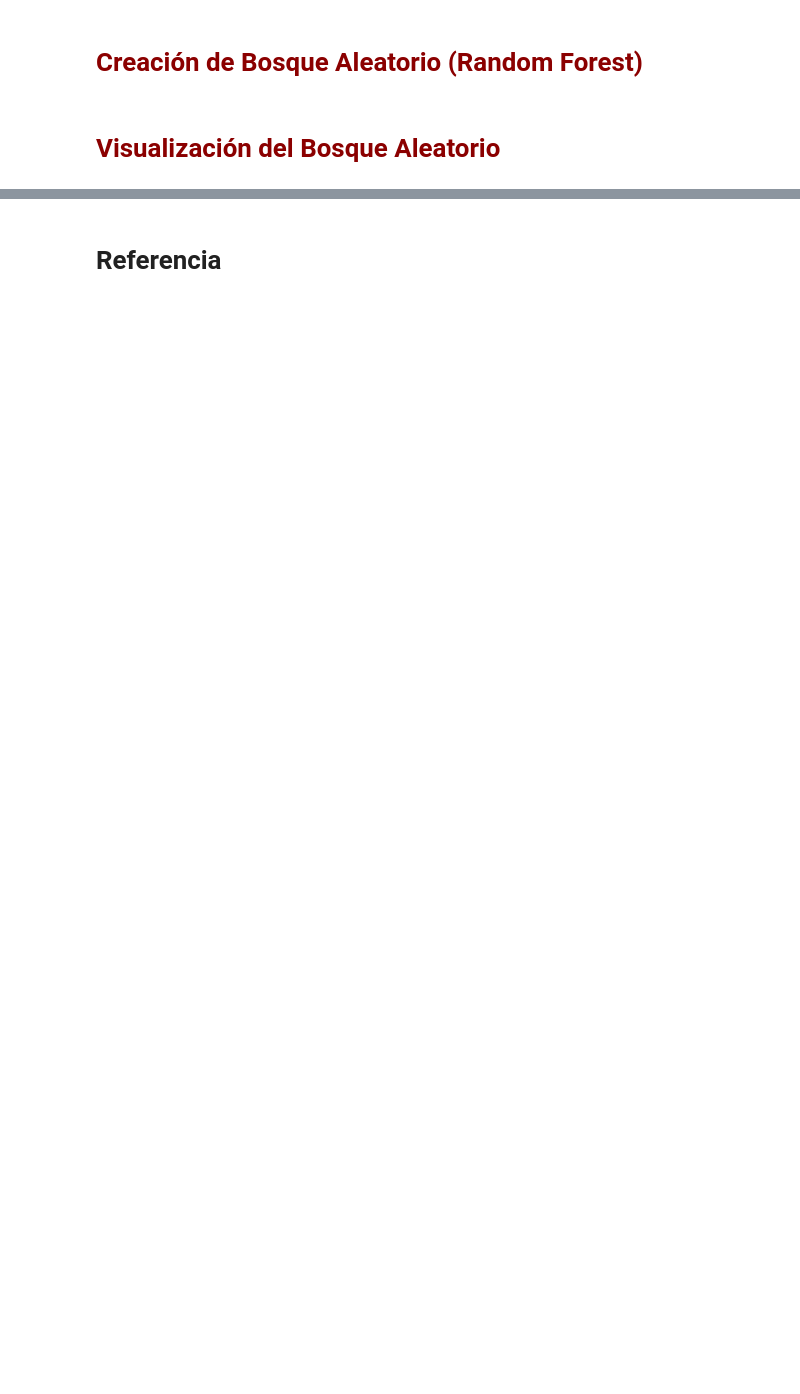
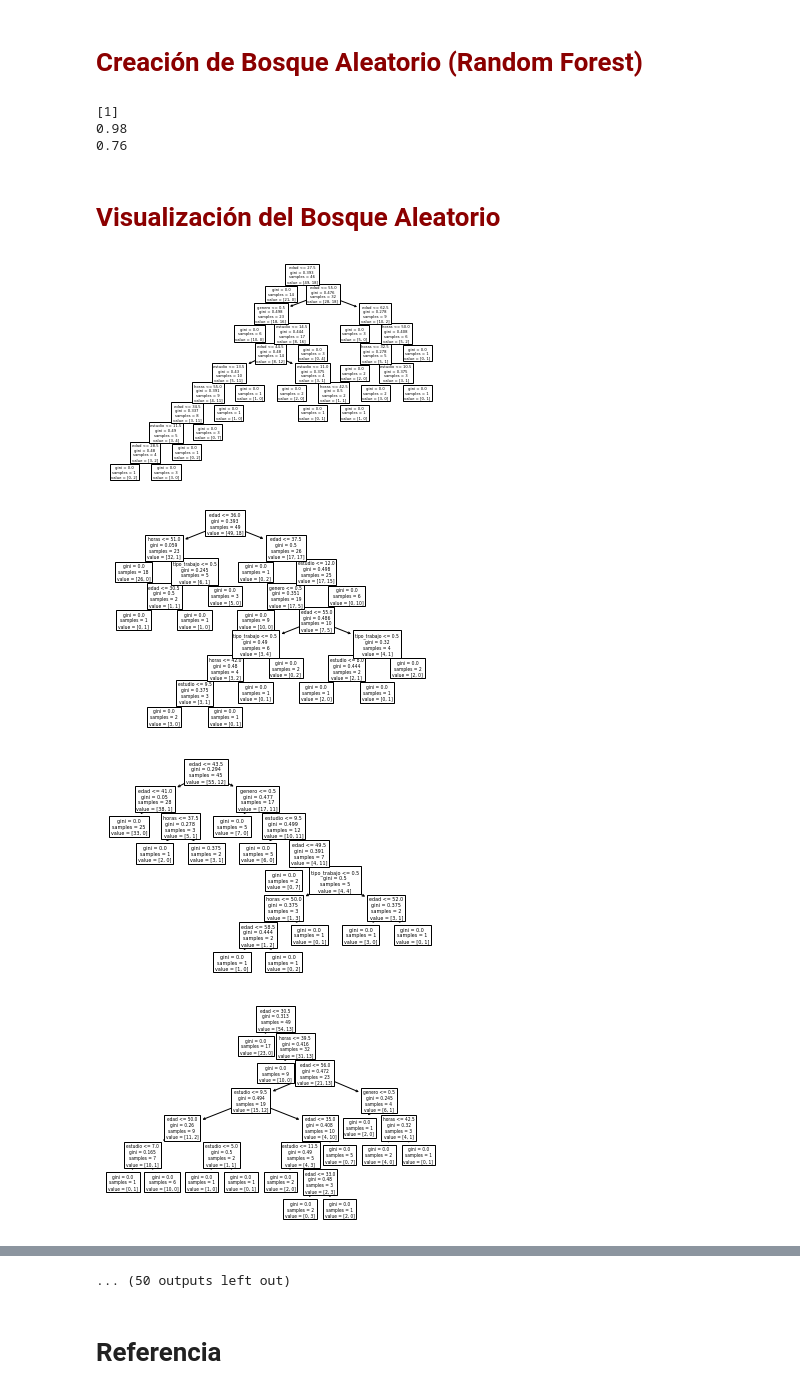
Before and after one commit to JuanAcevedoEcon/Data-Analysis-and-Intro-to-ML, a Jupyter notebook: Session 8/Sesión 8.1 (Bosques Aleatorios).ipynb, the cells around one changed output, grey strips where cells are left out. Saved outputs shown, nothing was run; the diff lists cells and outputs as text; code cells hidden in the pictures; blank space fills up the shorter version.

```diff
--- a/Session 8/Sesión 8.1 (Bosques Aleatorios).ipynb
+++ b/Session 8/Sesión 8.1 (Bosques Aleatorios).ipynb
@@ -13,0 +8,10 @@ print(personas.______(frac=___, replace=True))
+# %%
+import pandas as pd
+
+personas = pd.read_csv("datos/ingresos.csv")
+
+print(personas.sample(frac=2/3, replace=True))
+print(personas.sample(frac=2/3, replace=True))
+print(personas.sample(frac=2/3, replace=True))
+print(personas.sample(frac=2/3, replace=True))
+print(personas.sample(frac=2/3, replace=True))
@@ -36,5 +51,33 @@ print(bosque.___________(personas[personas.columns[:-1]].values, personas["ingre
+# %%
+from sklearn.ensemble import RandomForestClassifier
+
+bosque = RandomForestClassifier(n_estimators=100,
+                               criterion="gini",
+                               max_features="sqrt",
+                               bootstrap=True,
+                               max_samples=2/3,
+                               oob_score=True)
+
+bosque.fit(personas[personas.columns[:-1]].values, personas["ingreso"].values)
+
+print(bosque.predict([[50, 16, 1, 1, 40]]))
+print(bosque.score(personas[personas.columns[:-1]].values, personas["ingreso"].values))
+print(bosque.oob_score_)
+# %% [output]
+[1]
+0.98
+0.76
 # %% [markdown]
 <h1 style="color:darkred;"> Visualización del Bosque Aleatorio</h1>
 # %%
 import matplotlib.pyplot as plt
 from sklearn import tree
+
+for arbol in bosque.estimators_:
+    tree.plot_tree(arbol, feature_names=personas.columns[:-1])
+    plt.show()
+# %% [output]
+[figure, added]
+[figure, added]
+[figure, added]
+[figure, added]
@@ -41,3 +92,4 @@ from sklearn import tree
+... (50 outputs left out)
 # %% [markdown]
 # Referencia
 # %% [markdown]
```
Also changed, not shown: parts of 7 cells of this notebook, 4 other files.
